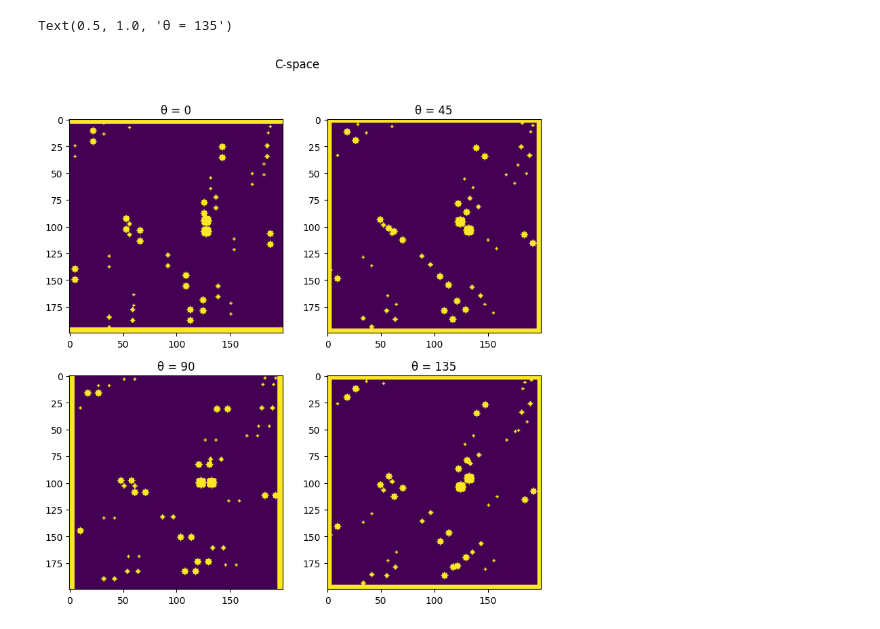
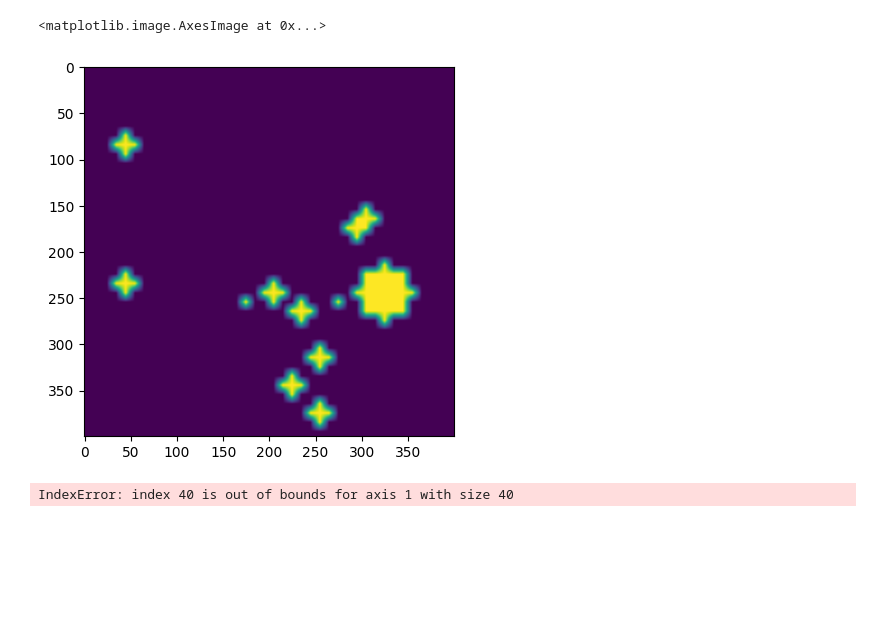
Before and after one commit to CorporalCleg/RobotQ, a Jupyter notebook: robotq/env.ipynb, the cells around one changed output. Saved outputs shown, nothing was run; the diff lists cells and outputs as text; code cells hidden in the pictures; blank space fills up the shorter version.

```diff
--- a/robotq/env.ipynb
+++ b/robotq/env.ipynb
@@ -67,21 +5,0 @@ c_space = np.array([(c_image[i] != 0) for i in range(4)])
-# %%
-fig, ax = plt.subplots(2, 2, figsize=(9, 9))
-fig.suptitle('C-space')
-
-
-states = [(5, 10, 1), (60, 60, 2), (80, 15, 0), (50, 50, 3)]
-
-ax[0, 0].imshow(c_space[0])
-ax[0, 0].set_title(f'θ = {0}')
-
-ax[0, 1].imshow(c_space[1])
-ax[0, 1].set_title(f'θ = {45}')
-
-ax[1, 0].imshow(c_space[2])
-ax[1, 0].set_title(f'θ = {90}')
-
-ax[1, 1].imshow(c_space[3])
-ax[1, 1].set_title(f'θ = {135}')
-# %% [output]
-Text(0.5, 1.0, 'θ = 135')
-[figure, removed]
@@ -87,0 +22,7 @@ Text(0.5, 1.0, 'θ = 135')
+# %%
+env = OurAwesomeEnv()
+env.state = (25, 22, 2)
+plt.imshow(env.render())
+# %% [output]
+<matplotlib.image.AxesImage at 0x...>
+[figure, added]
@@ -87,0 +51,6 @@ Text(0.5, 1.0, 'θ = 135')
+# %%
+# Evaluate our Agent
+mean_reward, std_reward = evaluate_agent(env, max_steps, n_eval_episodes, Q_table, eval_seed)
+print(f"Mean_reward={mean_reward:.2f} +/- {std_reward:.2f}")
+# %% [output]
+IndexError: index 40 is out of bounds for axis 1 with size 40
```
Also changed, not shown: parts of 10 cells of this notebook, 4 other files.
